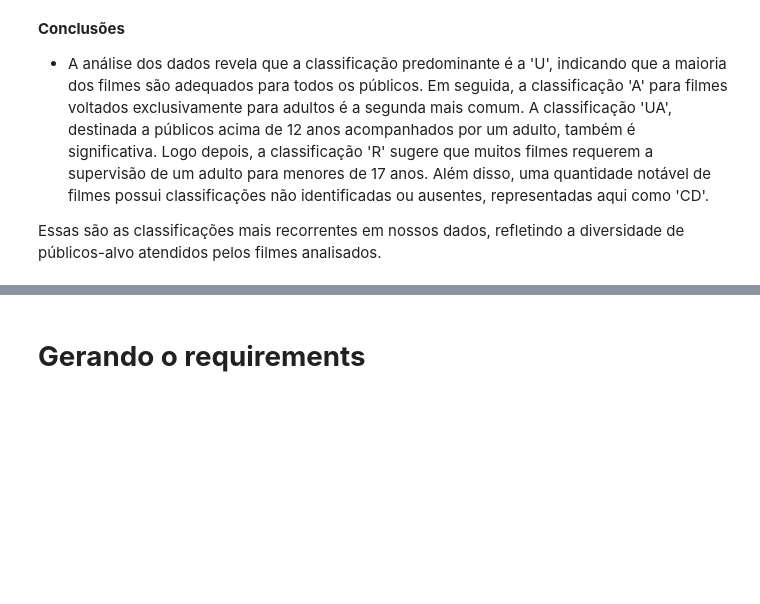
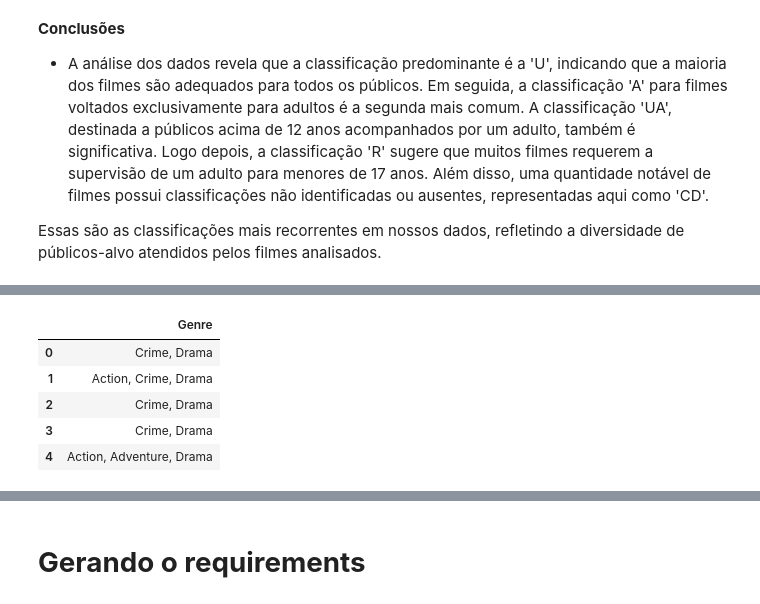
Before and after one commit to JosenildoJunior/Lh_desafio, a Jupyter notebook: Desafio_indicium.ipynb, the cells around one changed output, grey strips where cells are left out. Saved outputs shown, nothing was run; the diff lists cells and outputs as text; code cells hidden in the pictures; blank space fills up the shorter version.

```diff
--- a/Desafio_indicium.ipynb
+++ b/Desafio_indicium.ipynb
@@ -818,0 +838,12 @@ Essas são as classificações mais recorrentes em nossos dados, refletindo a di
+# %%
+# Criando um novo df e armazenando os valores da coluna 'Genre'
+df_categorica_genre = df_categoricas[['Genre']]
+
+df_categorica_genre.head()
+# %% [output]
+|  | Genre |
+| 0 | Crime, Drama |
+| 1 | Action, Crime, Drama |
+| 2 | Crime, Drama |
+| 3 | Crime, Drama |
+| 4 | Action, Adventure, Drama |
```
Also changed, not shown: parts of 15 cells of this notebook.
